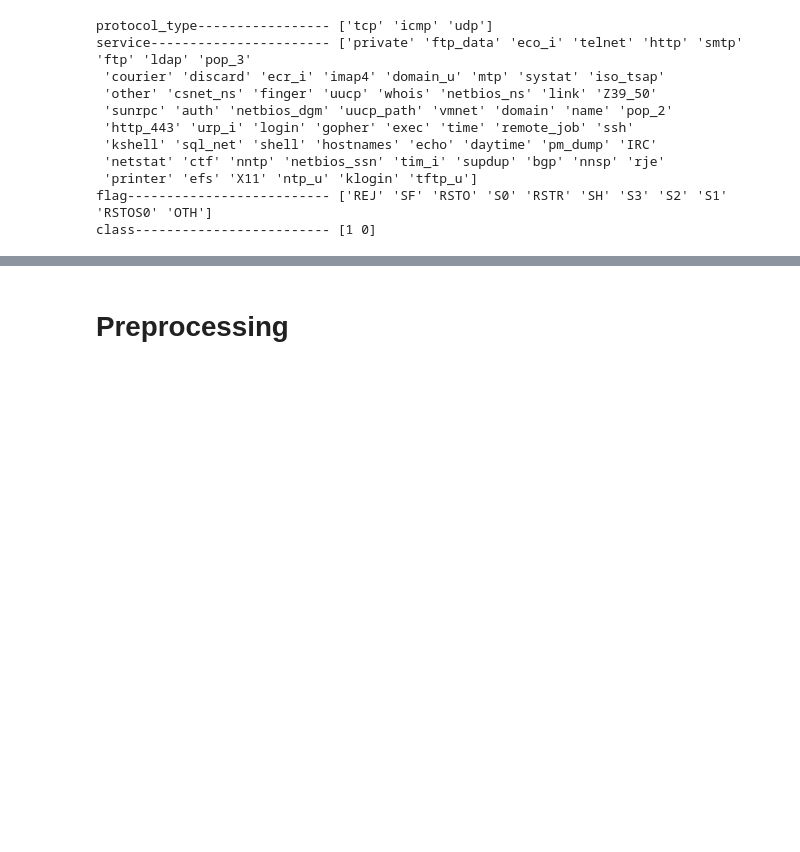
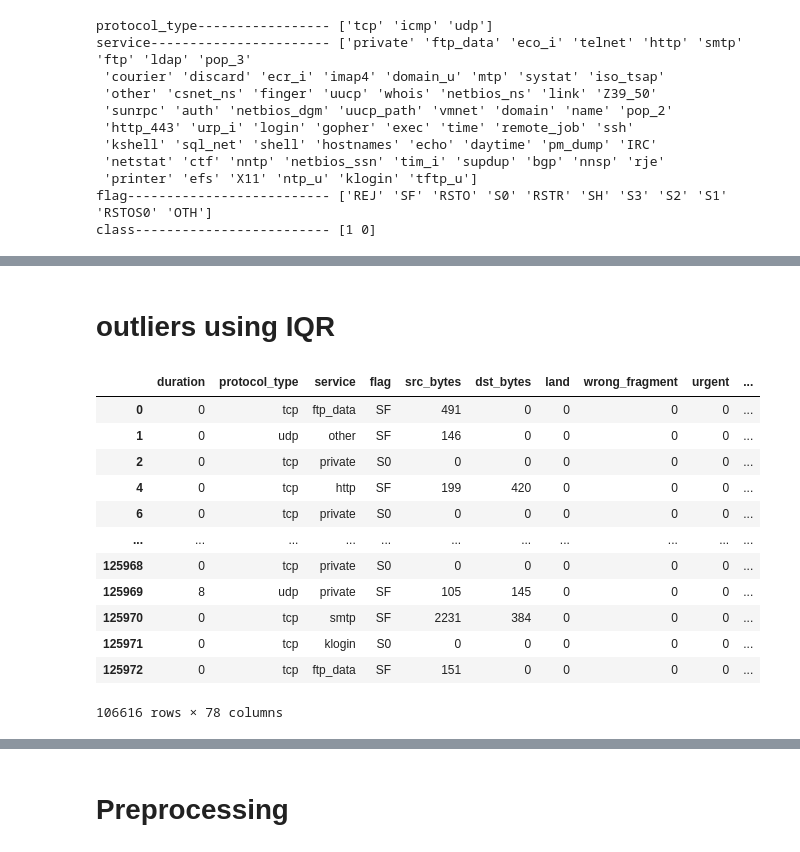
Before and after one commit to ddfadela/IDS, a Jupyter notebook: IDS.ipynb, the cells around one changed output, grey strips where cells are left out. Saved outputs shown, nothing was run; the diff lists cells and outputs as text; code cells hidden in the pictures; blank space fills up the shorter version.

Commit message:
outliers

```diff
--- a/IDS.ipynb
+++ b/IDS.ipynb
@@ -439,0 +357,15 @@ data
+# %%
+df3 = data_train
+col_zscore_name = []
+for col in cols:
+
+        col_zscore = col +'_zscore'
+        col_zscore_name.append(col_zscore)
+        median_y = data_train[col].mean()
+        modified_z_scores = (data_train[col] - median_y)/data_train[col].std()
+        data_train[col_zscore] = np.abs(modified_z_scores)
+
+print(col_zscore_name)
+for col in col_zscore_name:
+    #data = data_train[(np.abs(data_train[col]) < 3)]
+    df3=df3[(np.abs(data_train[col]) < 3)]
@@ -439,0 +400,22 @@ data
+# %% [markdown]
+# outliers using IQR
+# %%
+low=Q1-1.5*IQR
+up=Q3+1.5*IQR
+for col in cols:
+    df2 = data_train[~((data_train[col] < (Q1 - 1.5 * IQR)) |(data_train[col] > (Q3 + 1.5 * IQR)))]
+df2
+# %% [output]
+|  | duration | protocol_type | service | flag | src_bytes | dst_bytes | land | wrong_fragment | urgent | ... |
+| 0 | 0 | tcp | ftp_data | SF | 491 | 0 | 0 | 0 | 0 | ... |
+| 1 | 0 | udp | other | SF | 146 | 0 | 0 | 0 | 0 | ... |
+| 2 | 0 | tcp | private | S0 | 0 | 0 | 0 | 0 | 0 | ... |
+| 4 | 0 | tcp | http | SF | 199 | 420 | 0 | 0 | 0 | ... |
+| 6 | 0 | tcp | private | S0 | 0 | 0 | 0 | 0 | 0 | ... |
+| ... | ... | ... | ... | ... | ... | ... | ... | ... | ... | ... |
+| 125968 | 0 | tcp | private | S0 | 0 | 0 | 0 | 0 | 0 | ... |
+| 125969 | 8 | udp | private | SF | 105 | 145 | 0 | 0 | 0 | ... |
+| 125970 | 0 | tcp | smtp | SF | 2231 | 384 | 0 | 0 | 0 | ... |
+| 125971 | 0 | tcp | klogin | S0 | 0 | 0 | 0 | 0 | 0 | ... |
+| 125972 | 0 | tcp | ftp_data | SF | 151 | 0 | 0 | 0 | 0 | ... |
+106616 rows × 78 columns
```
Also changed, not shown: parts of 30 cells of this notebook.
